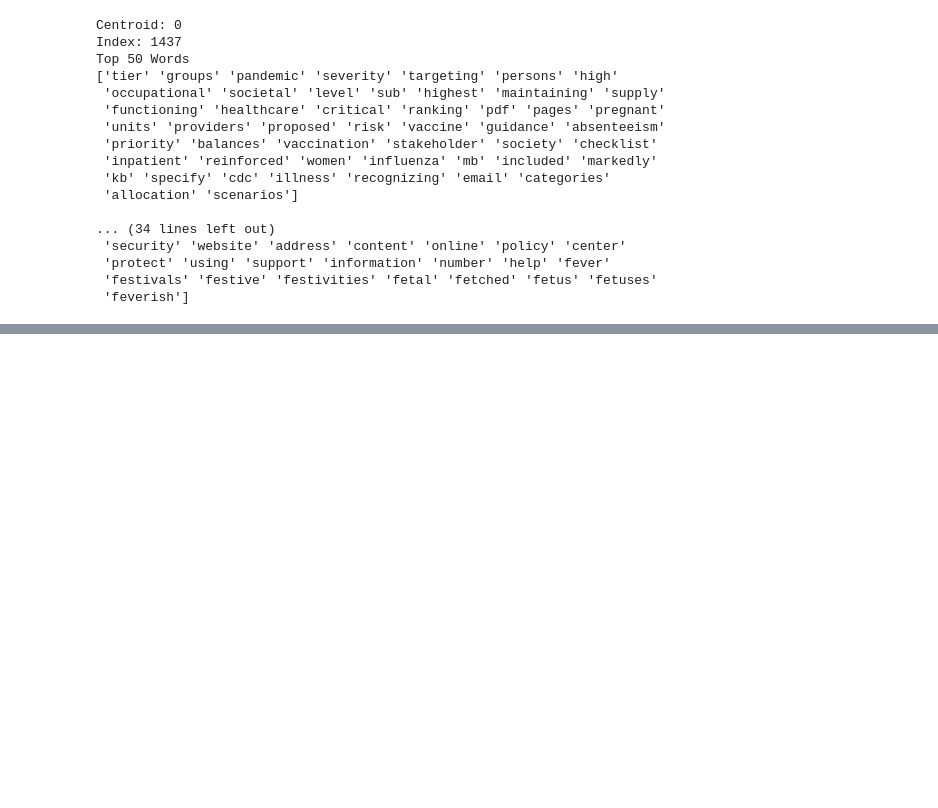
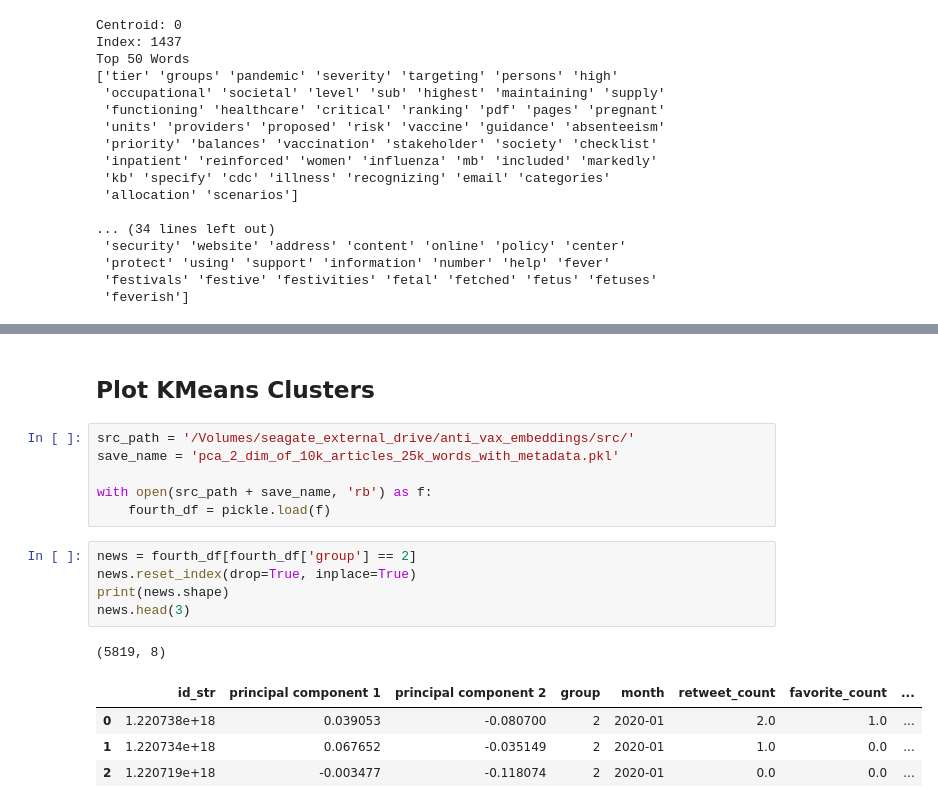
Before and after one commit to rskuzma/anti_vax_embeddings, a Jupyter notebook: src/Key_Words.ipynb, the cells around one changed output, grey strips where cells are left out. Cells and saved outputs as stored; diff of their text form; blank space fills up the shorter version.

```diff
--- a/src/Key_Words.ipynb
+++ b/src/Key_Words.ipynb
@@ -660,0 +665,19 @@ Top 50 Words
+# %% [markdown]
+## Plot KMeans Clusters
+# %%
+src_path = '/Volumes/seagate_external_drive/anti_vax_embeddings/src/'
+save_name = 'pca_2_dim_of_10k_articles_25k_words_with_metadata.pkl'
+
+with open(src_path + save_name, 'rb') as f:
+    fourth_df = pickle.load(f)
+# %%
+news = fourth_df[fourth_df['group'] == 2]
+news.reset_index(drop=True, inplace=True)
+print(news.shape)
+news.head(3)
+# %% [output]
+(5819, 8)
+|  | id_str | principal component 1 | principal component 2 | group | month | retweet_count | favorite_count | ... |
+| 0 | 1.220738e+18 | 0.039053 | -0.080700 | 2 | 2020-01 | 2.0 | 1.0 | ... |
+| 1 | 1.220734e+18 | 0.067652 | -0.035149 | 2 | 2020-01 | 1.0 | 0.0 | ... |
+| 2 | 1.220719e+18 | -0.003477 | -0.118074 | 2 | 2020-01 | 0.0 | 0.0 | ... |
```
Also changed, not shown: parts of 24 cells of this notebook.
